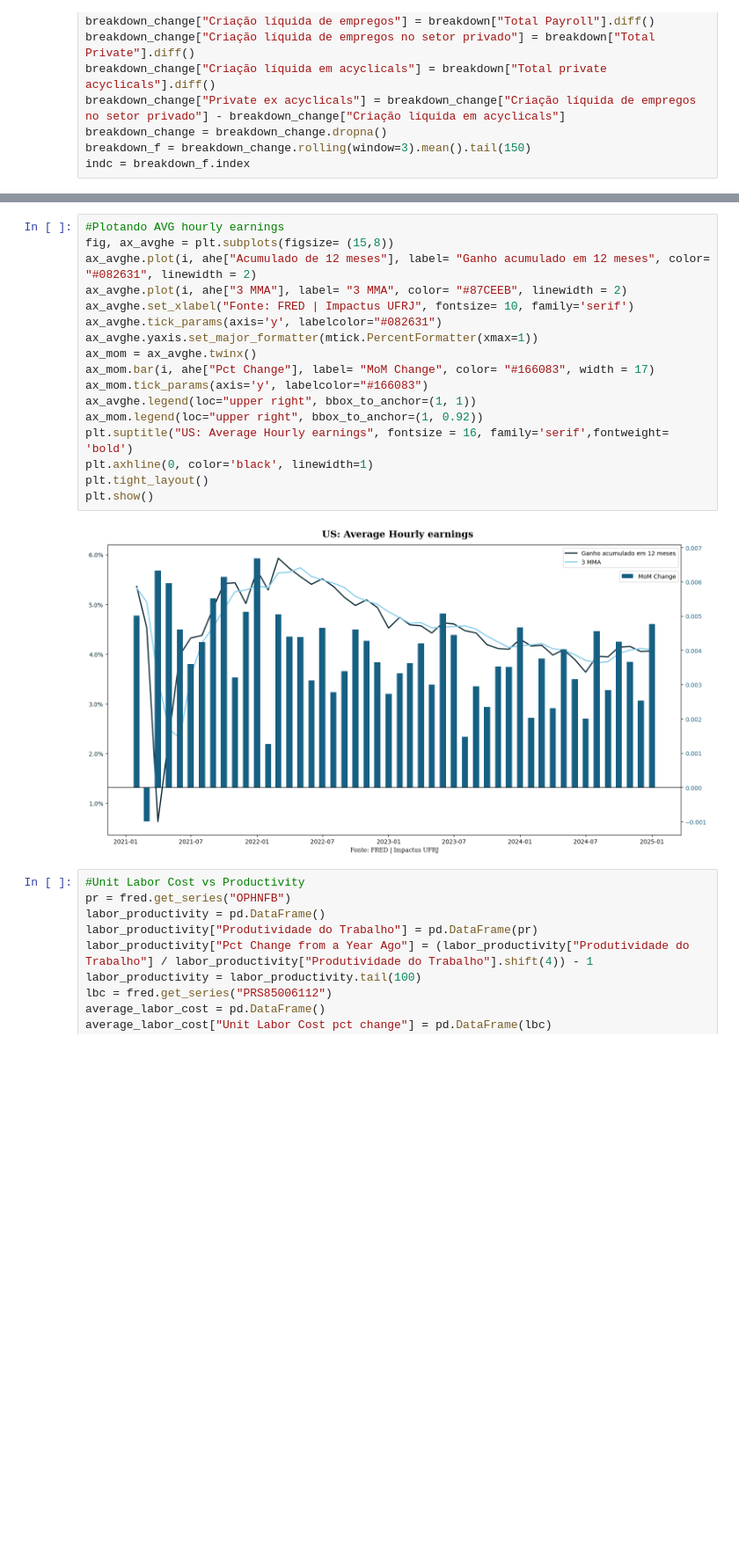
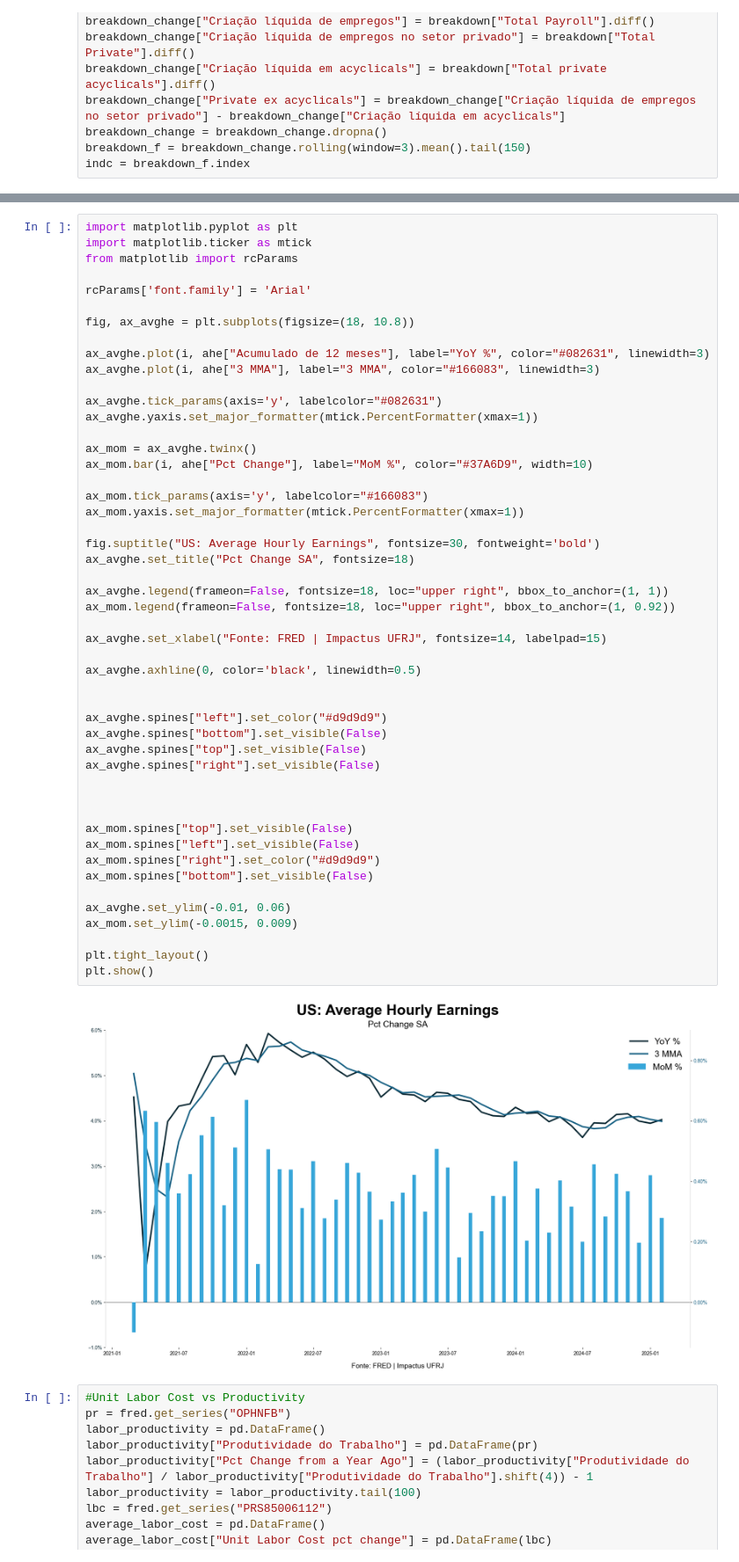
Before and after one commit to Joao-Henrique-Q/Impactus_Python_Scripts, a Jupyter notebook: Payroll_graphs_and_data.ipynb, the cells around one changed output, grey strips where cells are left out. Shown at 88% size. Saved outputs shown, nothing was run; the diff lists cells and outputs as text; blank space fills up the shorter version.

```diff
--- a/Payroll_graphs_and_data.ipynb
+++ b/Payroll_graphs_and_data.ipynb
@@ -525,22 +587,54 @@ display(ahe)
 # %%
-#Plotando AVG hourly earnings
-fig, ax_avghe = plt.subplots(figsize= (15,8))
-ax_avghe.plot(i, ahe["Acumulado de 12 meses"], label= "Ganho acumulado em 12 meses", color= "#082631", linewidth = 2)
-ax_avghe.plot(i, ahe["3 MMA"], label= "3 MMA", color= "#87CEEB", linewidth = 2)
-ax_avghe.set_xlabel("Fonte: FRED | Impactus UFRJ", fontsize= 10, family='serif')
+import matplotlib.pyplot as plt
+import matplotlib.ticker as mtick
+from matplotlib import rcParams
+
+rcParams['font.family'] = 'Arial'
+
+fig, ax_avghe = plt.subplots(figsize=(18, 10.8))
+
+ax_avghe.plot(i, ahe["Acumulado de 12 meses"], label="YoY %", color="#082631", linewidth=3)
+ax_avghe.plot(i, ahe["3 MMA"], label="3 MMA", color="#166083", linewidth=3)
+
 ax_avghe.tick_params(axis='y', labelcolor="#082631")
 ax_avghe.yaxis.set_major_formatter(mtick.PercentFormatter(xmax=1))
+
 ax_mom = ax_avghe.twinx()
-ax_mom.bar(i, ahe["Pct Change"], label= "MoM Change", color= "#166083", width = 17)
+ax_mom.bar(i, ahe["Pct Change"], label="MoM %", color="#37A6D9", width=10)
+
 ax_mom.tick_params(axis='y', labelcolor="#166083")
-ax_avghe.legend(loc="upper right", bbox_to_anchor=(1, 1))
-ax_mom.legend(loc="upper right", bbox_to_anchor=(1, 0.92))
-plt.suptitle("US: Average Hourly earnings", fontsize = 16, family='serif',fontweight= 'bold')
-plt.axhline(0, color='black', linewidth=1)
+ax_mom.yaxis.set_major_formatter(mtick.PercentFormatter(xmax=1))
+
+fig.suptitle("US: Average Hourly Earnings", fontsize=30, fontweight='bold')
+ax_avghe.set_title("Pct Change SA", fontsize=18)
+
+ax_avghe.legend(frameon=False, fontsize=18, loc="upper right", bbox_to_anchor=(1, 1))
+ax_mom.legend(frameon=False, fontsize=18, loc="upper right", bbox_to_anchor=(1, 0.92))
+
+ax_avghe.set_xlabel("Fonte: FRED | Impactus UFRJ", fontsize=14, labelpad=15)
+
+ax_avghe.axhline(0, color='black', linewidth=0.5)
+
+
+ax_avghe.spines["left"].set_color("#d9d9d9")
+ax_avghe.spines["bottom"].set_visible(False)
+ax_avghe.spines["top"].set_visible(False)
+ax_avghe.spines["right"].set_visible(False)
+
+
+
+ax_mom.spines["top"].set_visible(False)
+ax_mom.spines["left"].set_visible(False)
+ax_mom.spines["right"].set_color("#d9d9d9")
+ax_mom.spines["bottom"].set_visible(False)
+
+ax_avghe.set_ylim(-0.01, 0.06)
+ax_mom.set_ylim(-0.0015, 0.009)
+
 plt.tight_layout()
 plt.show()
 # %% [output]
-[figure, old version]
+[figure, new version]
 # %%
 #Unit Labor Cost vs Productivity
 pr = fred.get_series("OPHNFB")
```
Also changed, not shown: parts of 18 cells of this notebook.
